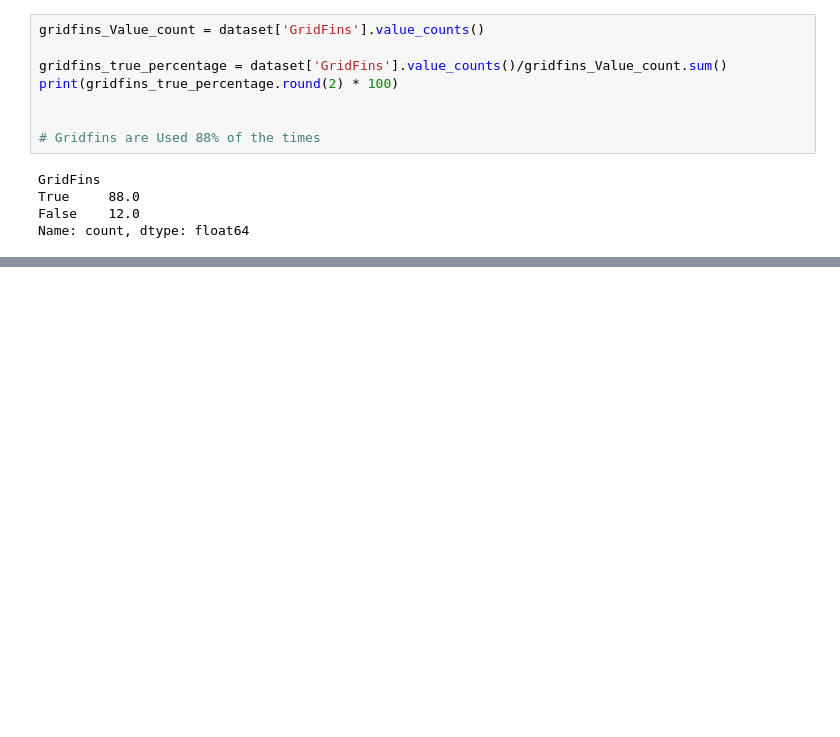
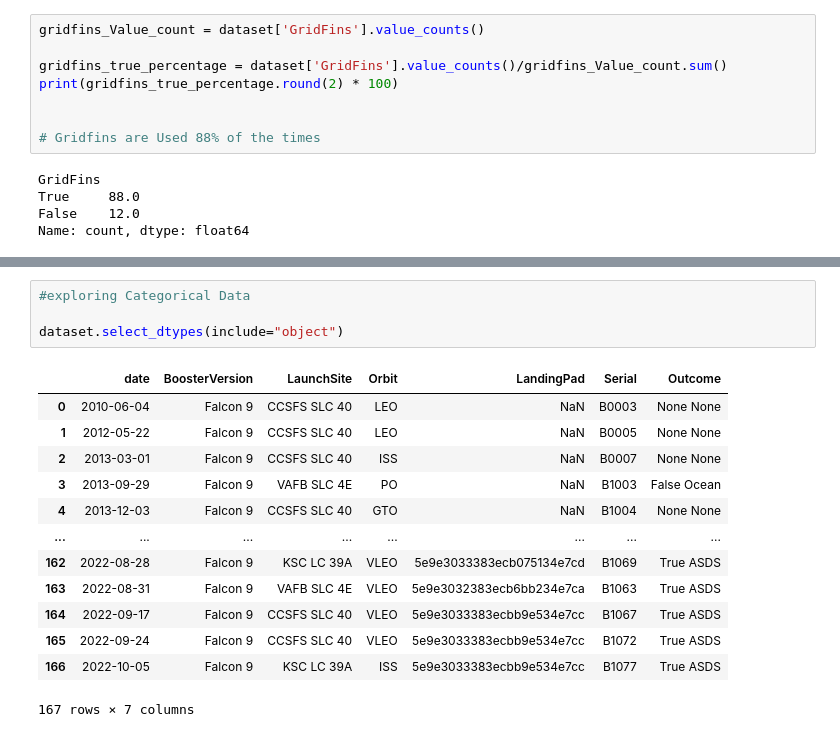
Before and after one commit to ChakshuGrover225/SpaceX-Falcon9-Launch-Mission-Success-Prediction---EDA, a Jupyter notebook: Data_wrangling.ipynb, the cells around one changed output, grey strips where cells are left out. Drawn from its saved outputs; the diff is of its cells as text; blank space fills up the shorter version.

```diff
--- a/Data_wrangling.ipynb
+++ b/Data_wrangling.ipynb
@@ -156,0 +242,18 @@ Name: count, dtype: float64
+# %%
+#exploring Categorical Data
+
+dataset.select_dtypes(include="object")
+# %% [output]
+|  | date | BoosterVersion | LaunchSite | Orbit | LandingPad | Serial | Outcome |
+| 0 | 2010-06-04 | Falcon 9 | CCSFS SLC 40 | LEO | NaN | B0003 | None None |
+| 1 | 2012-05-22 | Falcon 9 | CCSFS SLC 40 | LEO | NaN | B0005 | None None |
+| 2 | 2013-03-01 | Falcon 9 | CCSFS SLC 40 | ISS | NaN | B0007 | None None |
+| 3 | 2013-09-29 | Falcon 9 | VAFB SLC 4E | PO | NaN | B1003 | False Ocean |
+| 4 | 2013-12-03 | Falcon 9 | CCSFS SLC 40 | GTO | NaN | B1004 | None None |
+| ... | ... | ... | ... | ... | ... | ... | ... |
+| 162 | 2022-08-28 | Falcon 9 | KSC LC 39A | VLEO | 5e9e3033383ecb075134e7cd | B1069 | True ASDS |
+| 163 | 2022-08-31 | Falcon 9 | VAFB SLC 4E | VLEO | 5e9e3032383ecb6bb234e7ca | B1063 | True ASDS |
+| 164 | 2022-09-17 | Falcon 9 | CCSFS SLC 40 | VLEO | 5e9e3033383ecbb9e534e7cc | B1067 | True ASDS |
+| 165 | 2022-09-24 | Falcon 9 | CCSFS SLC 40 | VLEO | 5e9e3033383ecbb9e534e7cc | B1072 | True ASDS |
+| 166 | 2022-10-05 | Falcon 9 | KSC LC 39A | ISS | 5e9e3033383ecbb9e534e7cc | B1077 | True ASDS |
+167 rows × 7 columns
```
Also changed, not shown: parts of 14 cells of this notebook, 1 other file.
